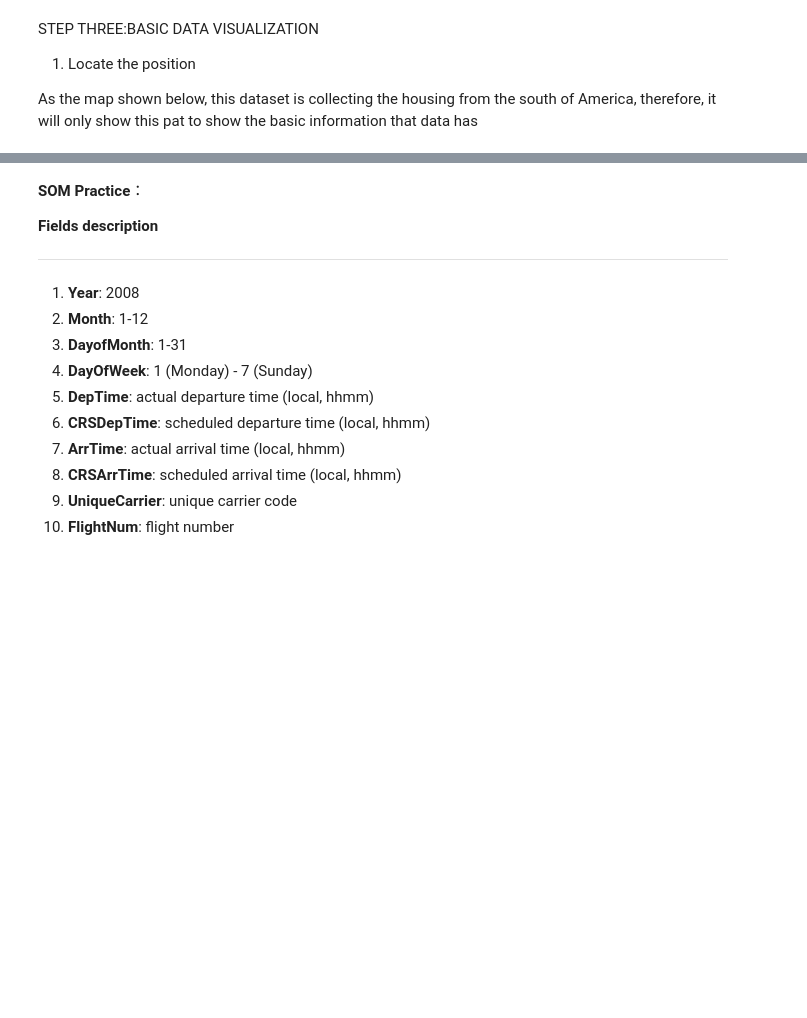
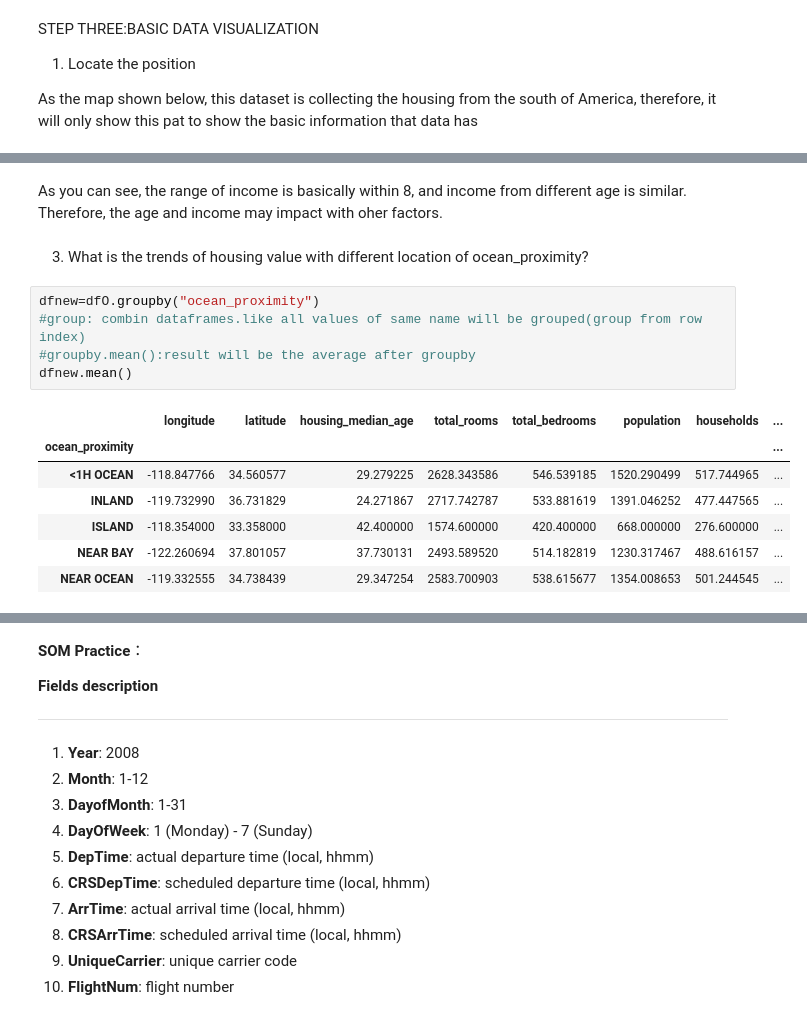
Before and after one commit to Bettyqichuyin/UDintroProject_exercise04, a Jupyter notebook: 4_Assignment.ipynb, the cells around one changed output, grey strips where cells are left out. Cells and saved outputs as stored; diff of their text form; blank space fills up the shorter version.

```diff
--- a/4_Assignment.ipynb
+++ b/4_Assignment.ipynb
@@ -101,0 +138,17 @@ map_obj
+# %% [markdown]
+As you can see, the range of income is basically within 8, and income from different age is similar. Therefore, the age and income may impact with oher factors.
+# %% [markdown]
+3. What is the trends of housing value with different location of ocean_proximity?
+# %%
+dfnew=dfO.groupby("ocean_proximity")
+#group: combin dataframes.like all values of same name will be grouped(group from row index)
+#groupby.mean():result will be the average after groupby
+dfnew.mean()
+# %% [output]
+|  | longitude | latitude | housing_median_age | total_rooms | total_bedrooms | population | households | ... |
+| ocean_proximity |  |  |  |  |  |  |  | ... |
+| <1H OCEAN | -118.847766 | 34.560577 | 29.279225 | 2628.343586 | 546.539185 | 1520.290499 | 517.744965 | ... |
+| INLAND | -119.732990 | 36.731829 | 24.271867 | 2717.742787 | 533.881619 | 1391.046252 | 477.447565 | ... |
+| ISLAND | -118.354000 | 33.358000 | 42.400000 | 1574.600000 | 420.400000 | 668.000000 | 276.600000 | ... |
+| NEAR BAY | -122.260694 | 37.801057 | 37.730131 | 2493.589520 | 514.182819 | 1230.317467 | 488.616157 | ... |
+| NEAR OCEAN | -119.332555 | 34.738439 | 29.347254 | 2583.700903 | 538.615677 | 1354.008653 | 501.244545 | ... |
```
Also changed, not shown: parts of 12 cells of this notebook, 1 other file.
